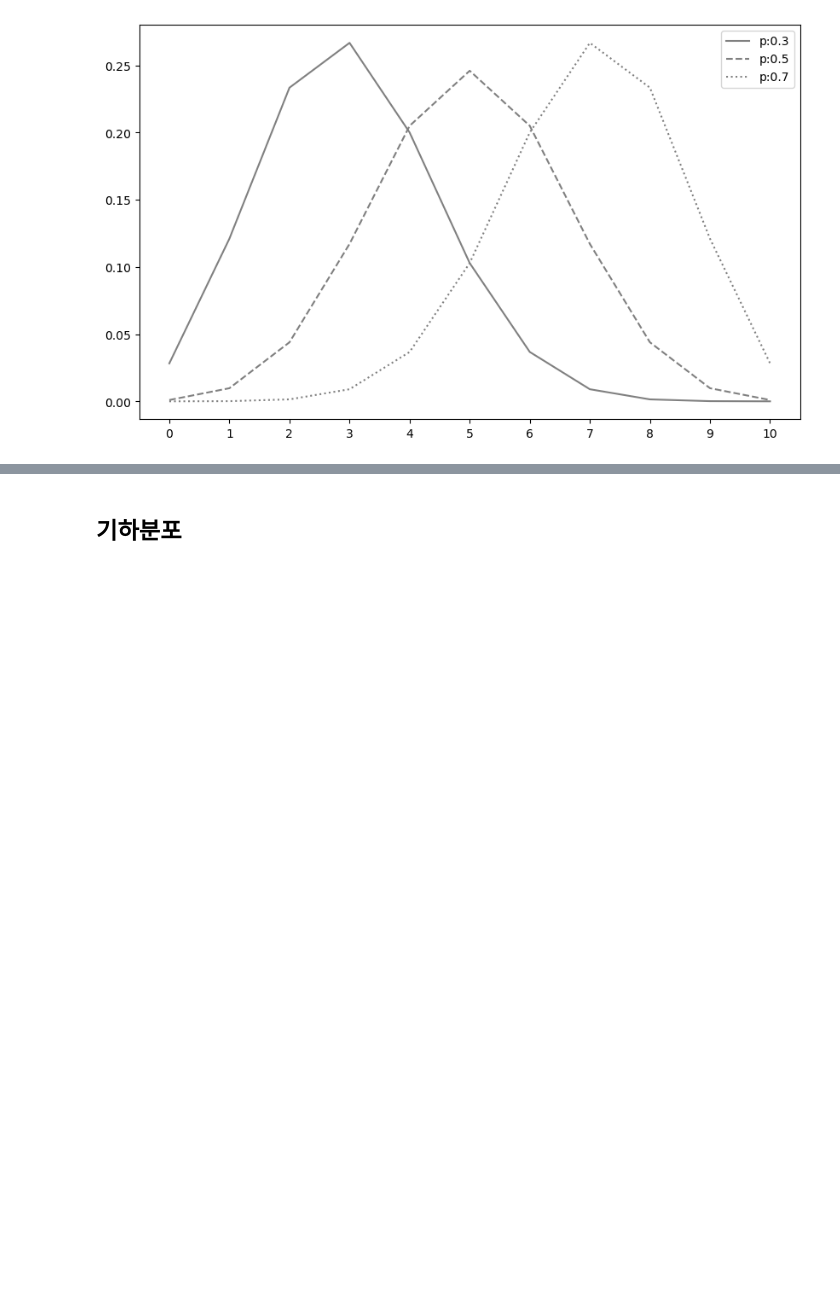
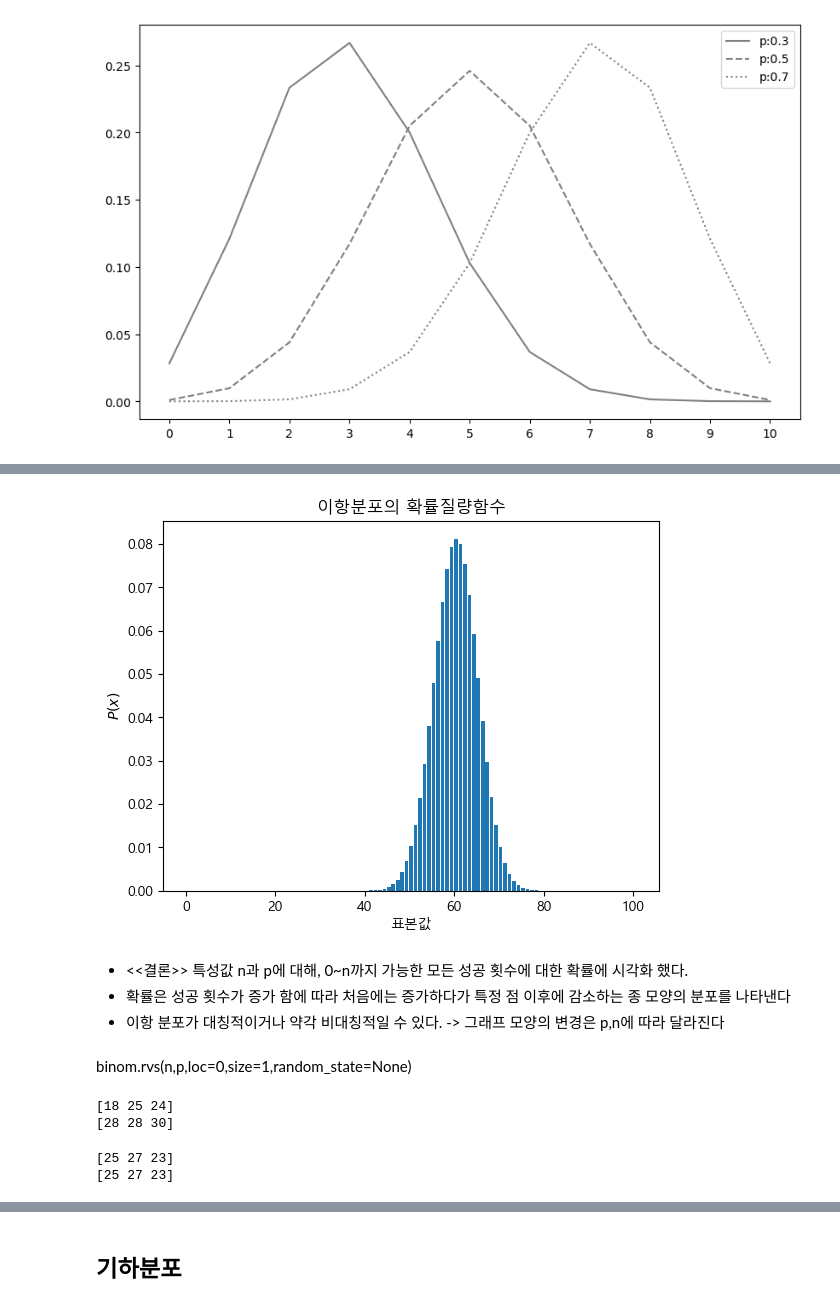
Before and after one commit to ktu0709/multicampus_bigdata_class, a Jupyter notebook: juypter_class/statistics/notebook/chap06.ipynb, the cells around one changed output, grey strips where cells are left out. Cells and saved outputs as stored; diff of their text form; code cells hidden in the pictures; blank space fills up the shorter version.

```diff
--- a/juypter_class/statistics/notebook/chap06.ipynb
+++ b/juypter_class/statistics/notebook/chap06.ipynb
@@ -146,0 +219,30 @@ plt.show()
+# %%
+xx=np.arange(N+1)
+plt.bar(xx,rv.pmf(xx),align='edge')
+plt.xlabel("표본값")
+plt.ylabel("$P(x)$")
+plt.title("이항분포의 확률질량함수")
+plt.show()
+# %% [output]
+[figure, added]
+# %% [markdown]
+- <<결론>> 특성값 n과 p에 대해, 0~n까지 가능한 모든 성공 횟수에 대한 확률에 시각화 했다.
+- 확률은 성공 횟수가 증가 함에 따라 처음에는 증가하다가 특정 점 이후에 감소하는 종 모양의 분포를 나타낸다
+- 이항 분포가 대칭적이거나 약각 비대칭적일 수 있다. -> 그래프 모양의 변경은 p,n에 따라 달라진다
+# %% [markdown]
+binom.rvs(n,p,loc=0,size=1,random_state=None)
+# %%
+from scipy.stats import binom
+#이항 분포의 난수를 발생해 보자 : 같은 코드 다른 난수값
+print(binom.rvs(n=50,p=0.5,size=3))
+print(binom.rvs(n=50,p=0.5,size=3))
+# %% [output]
+[18 25 24]
+[28 28 30]
+# %%
+# 이항 분포의 난수를 발생해 보자 : 같은 코드 같은 난수값
+print(binom.rvs(n=50,p=0.5,size=3,random_state=3))
+print(binom.rvs(n=50,p=0.5,size=3,random_state=3))
+# %% [output]
+[25 27 23]
+[25 27 23]
```
Also changed, not shown: parts of 24 cells of this notebook, 8 other files.
